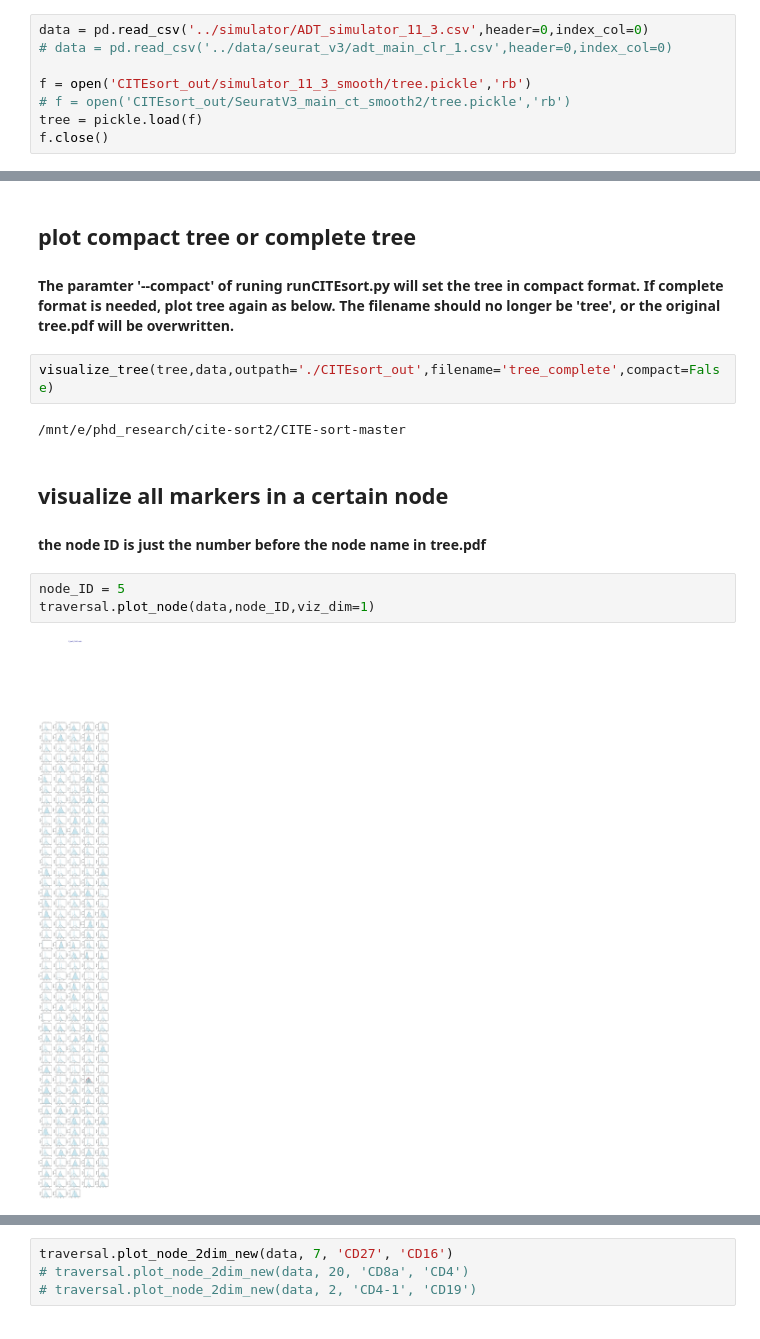
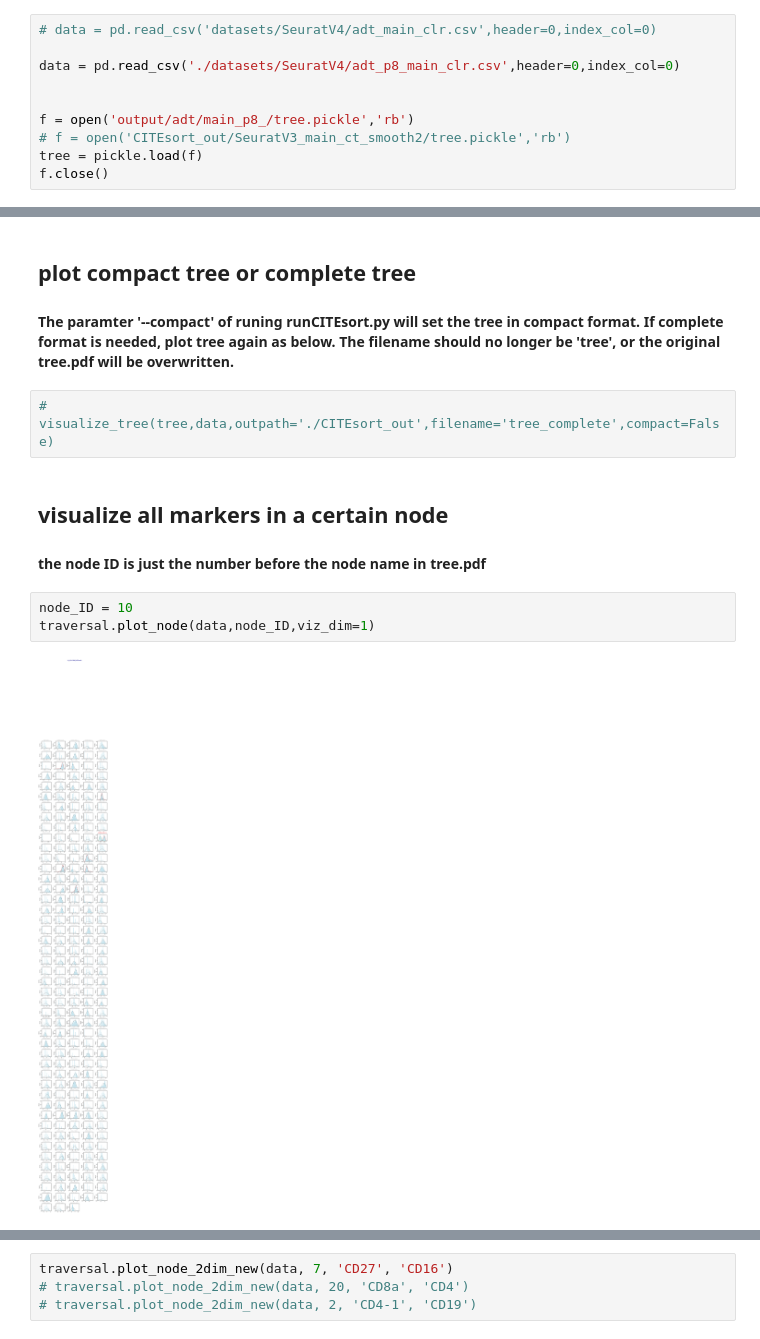
Before and after one commit to xinzhu-email/CITE-pool, a Jupyter notebook: AnalysisTutorial_.ipynb, the cells around one changed output, grey strips where cells are left out. Cells and saved outputs as stored; diff of their text form.

```diff
--- a/AnalysisTutorial_.ipynb
+++ b/AnalysisTutorial_.ipynb
@@ -9,10 +9,12 @@ from matplotlib import pyplot as plt
 # %% [markdown]
 ## load data and tree
 # %%
-data = pd.read_csv('../simulator/ADT_simulator_11_3.csv',header=0,index_col=0)
-# data = pd.read_csv('../data/seurat_v3/adt_main_clr_1.csv',header=0,index_col=0)
+# data = pd.read_csv('datasets/SeuratV4/adt_main_clr.csv',header=0,index_col=0)
 
-f = open('CITEsort_out/simulator_11_3_smooth/tree.pickle','rb')
+data = pd.read_csv('./datasets/SeuratV4/adt_p8_main_clr.csv',header=0,index_col=0)
+
+
+f = open('output/adt/main_p8_/tree.pickle','rb')
 # f = open('CITEsort_out/SeuratV3_main_ct_smooth2/tree.pickle','rb')
 tree = pickle.load(f)
 f.close()
@@ -22,14 +24,12 @@ traversal = BTreeTraversal(tree)
 ## plot compact tree or complete tree
 #### The paramter '--compact' of runing runCITEsort.py will set the tree in compact format. If complete format is needed, plot tree again as below. The filename should no longer be 'tree', or the original tree.pdf will be overwritten.
 # %%
-visualize_tree(tree,data,outpath='./CITEsort_out',filename='tree_complete',compact=False)
+# visualize_tree(tree,data,outpath='./CITEsort_out',filename='tree_complete',compact=False)
-# %% [output]
-/mnt/e/phd_research/cite-sort2/CITE-sort-master
 # %% [markdown]
 ## visualize all markers in a certain node
 #### the node ID is just the number before the node name in tree.pdf
 # %%
-node_ID = 5
+node_ID = 10
 traversal.plot_node(data,node_ID,viz_dim=1)
 # %% [output]
-[figure, old version]
+[figure, new version]
```
Also changed, not shown: parts of 5 cells of this notebook, 27 other files.
